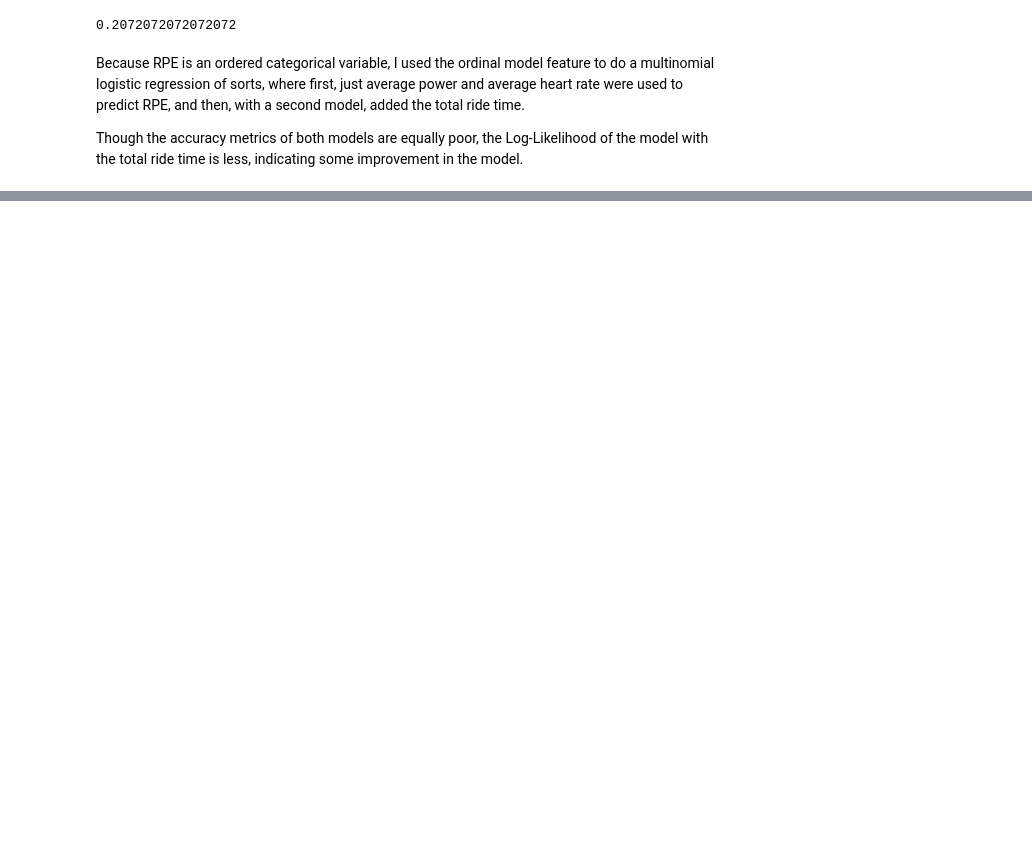
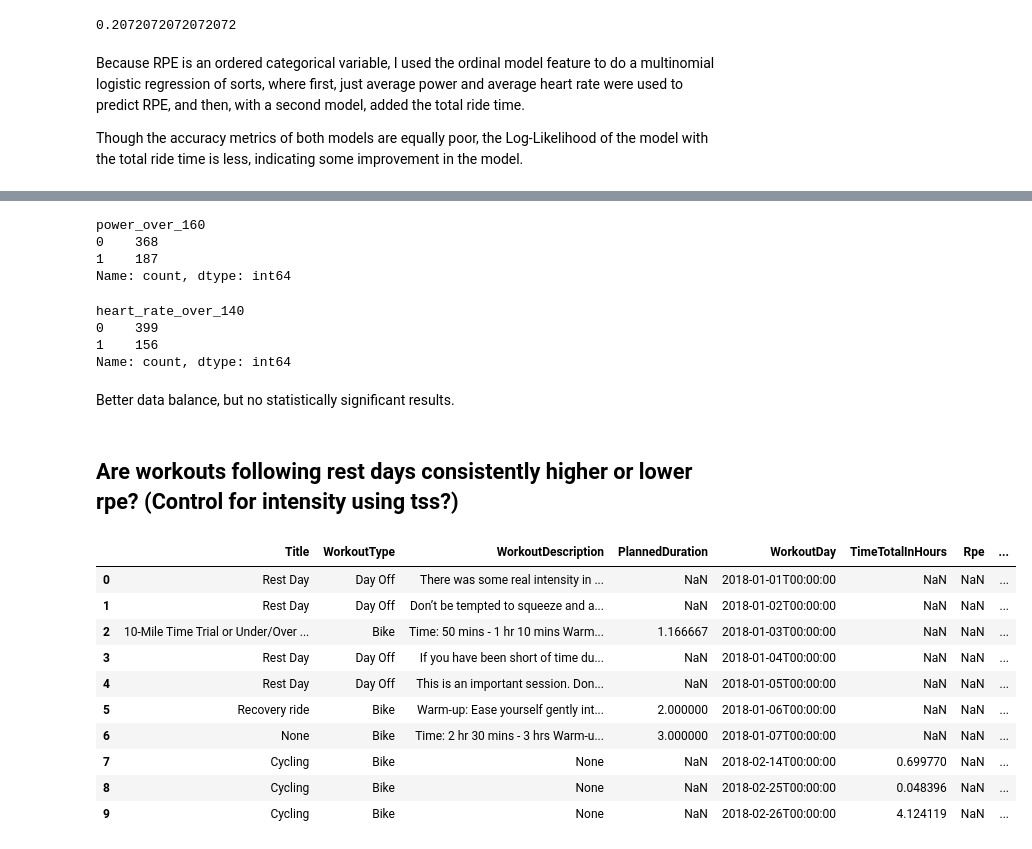
Before and after one commit to asnyder613/cyclingdata, a Jupyter notebook: cyclingdata.ipynb, the cells around one changed output, grey strips where cells are left out. Drawn from its saved outputs; the diff is of its cells as text; code cells hidden in the pictures; blank space fills up the shorter version.

```diff
--- a/cyclingdata.ipynb
+++ b/cyclingdata.ipynb
@@ -403,0 +556,39 @@ Though the accuracy metrics of both models are equally poor, the Log-Likelihood
+# %%
+result3['power_over_160'].value_counts()
+# %% [output]
+power_over_160
+0    368
+1    187
+Name: count, dtype: int64
+# %%
+result3['heart_rate_over_140'].value_counts()
+# %% [output]
+heart_rate_over_140
+0    399
+1    156
+Name: count, dtype: int64
+# %% [markdown]
+Better data balance, but no statistically significant results.
+# %% [markdown]
+## Are workouts following rest days consistently higher or lower rpe? (Control for intensity using tss?)
+# %%
+query = """
+    SELECT Title, WorkoutType, WorkoutDescription, PlannedDuration, WorkoutDay, TimeTotalinHours, RPE, IF, TSS
+    FROM data
+    WHERE WorkoutType = 'Bike'OR WorkoutType = 'MTB' OR WorkoutType = 'Day Off'
+    """
+
+result4 = pd.read_sql_query(query, conn)
+result4.head(10)
+# %% [output]
+|  | Title | WorkoutType | WorkoutDescription | PlannedDuration | WorkoutDay | TimeTotalInHours | Rpe | ... |
+| 0 | Rest Day | Day Off | There was some real intensity in ... | NaN | 2018-01-01T00:00:00 | NaN | NaN | ... |
+| 1 | Rest Day | Day Off | Don’t be tempted to squeeze and a... | NaN | 2018-01-02T00:00:00 | NaN | NaN | ... |
+| 2 | 10-Mile Time Trial or Under/Over ... | Bike | Time: 50 mins - 1 hr 10 mins Warm... | 1.166667 | 2018-01-03T00:00:00 | NaN | NaN | ... |
+| 3 | Rest Day | Day Off | If you have been short of time du... | NaN | 2018-01-04T00:00:00 | NaN | NaN | ... |
+| 4 | Rest Day | Day Off | This is an important session. Don... | NaN | 2018-01-05T00:00:00 | NaN | NaN | ... |
+| 5 | Recovery ride | Bike | Warm-up: Ease yourself gently int... | 2.000000 | 2018-01-06T00:00:00 | NaN | NaN | ... |
+| 6 | None | Bike | Time: 2 hr 30 mins - 3 hrs Warm-u... | 3.000000 | 2018-01-07T00:00:00 | NaN | NaN | ... |
+| 7 | Cycling | Bike | None | NaN | 2018-02-14T00:00:00 | 0.699770 | NaN | ... |
+| 8 | Cycling | Bike | None | NaN | 2018-02-25T00:00:00 | 0.048396 | NaN | ... |
+| 9 | Cycling | Bike | None | NaN | 2018-02-26T00:00:00 | 4.124119 | NaN | ... |
```
Also changed, not shown: parts of 21 cells of this notebook.
